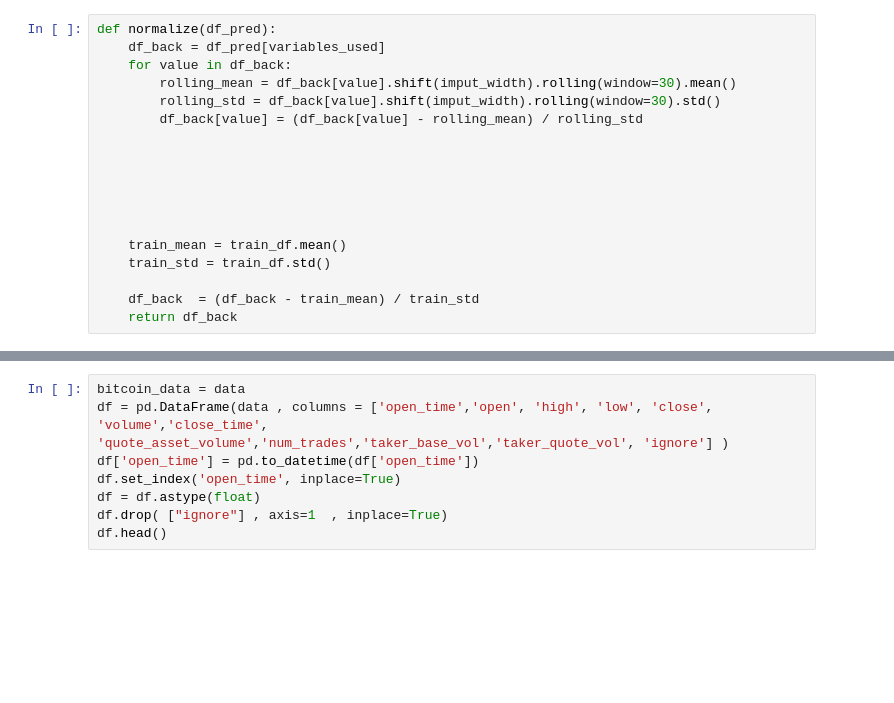
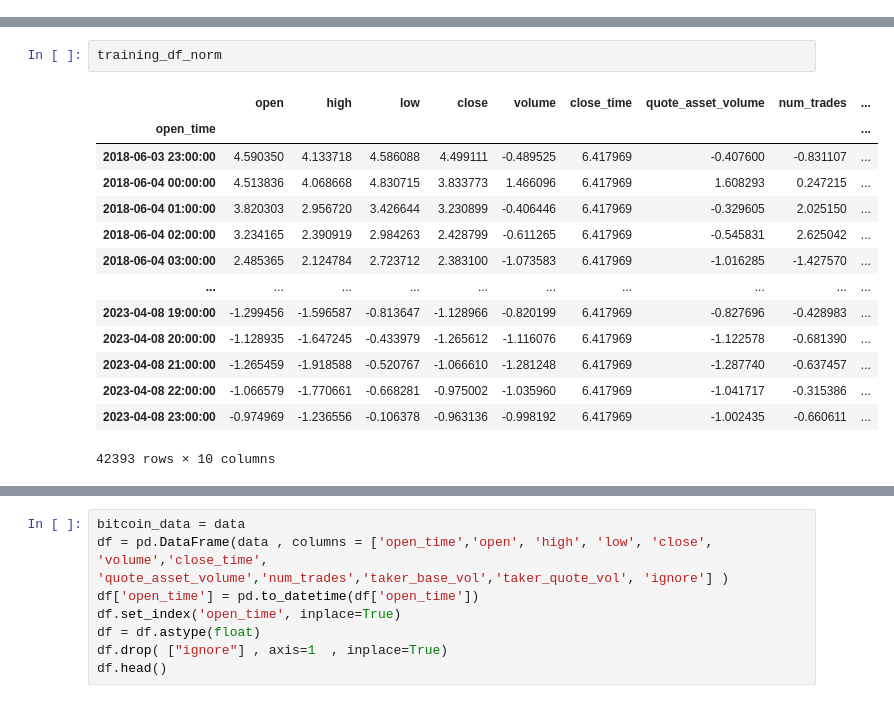
Before and after one commit to alice1989123/btc_forecast, a Jupyter notebook: btc_forecast.ipynb, the cells around one changed output, grey strips where cells are left out. Drawn from its saved outputs; the diff is of its cells as text; blank space fills up the shorter version.

```diff
--- a/btc_forecast.ipynb
+++ b/btc_forecast.ipynb
@@ -485,18 +0,0 @@ df_pred
-# %%
-def normalize(df_pred):
-    df_back = df_pred[variables_used]
-    for value in df_back:
-        rolling_mean = df_back[value].shift(imput_width).rolling(window=30).mean()
-        rolling_std = df_back[value].shift(imput_width).rolling(window=30).std()
-        df_back[value] = (df_back[value] - rolling_mean) / rolling_std
-
-
-
-
-
-
-    train_mean = train_df.mean()
-    train_std = train_df.std()
-
-    df_back  = (df_back - train_mean) / train_std
-    return df_back
@@ -697,0 +32,17 @@ plt.show()
+# %%
+training_df_norm
+# %% [output]
+|  | open | high | low | close | volume | close_time | quote_asset_volume | num_trades | ... |
+| open_time |  |  |  |  |  |  |  |  | ... |
+| 2018-06-03 23:00:00 | 4.590350 | 4.133718 | 4.586088 | 4.499111 | -0.489525 | 6.417969 | -0.407600 | -0.831107 | ... |
+| 2018-06-04 00:00:00 | 4.513836 | 4.068668 | 4.830715 | 3.833773 | 1.466096 | 6.417969 | 1.608293 | 0.247215 | ... |
+| 2018-06-04 01:00:00 | 3.820303 | 2.956720 | 3.426644 | 3.230899 | -0.406446 | 6.417969 | -0.329605 | 2.025150 | ... |
+| 2018-06-04 02:00:00 | 3.234165 | 2.390919 | 2.984263 | 2.428799 | -0.611265 | 6.417969 | -0.545831 | 2.625042 | ... |
+| 2018-06-04 03:00:00 | 2.485365 | 2.124784 | 2.723712 | 2.383100 | -1.073583 | 6.417969 | -1.016285 | -1.427570 | ... |
+| ... | ... | ... | ... | ... | ... | ... | ... | ... | ... |
+| 2023-04-08 19:00:00 | -1.299456 | -1.596587 | -0.813647 | -1.128966 | -0.820199 | 6.417969 | -0.827696 | -0.428983 | ... |
+| 2023-04-08 20:00:00 | -1.128935 | -1.647245 | -0.433979 | -1.265612 | -1.116076 | 6.417969 | -1.122578 | -0.681390 | ... |
+| 2023-04-08 21:00:00 | -1.265459 | -1.918588 | -0.520767 | -1.066610 | -1.281248 | 6.417969 | -1.287740 | -0.637457 | ... |
+| 2023-04-08 22:00:00 | -1.066579 | -1.770661 | -0.668281 | -0.975002 | -1.035960 | 6.417969 | -1.041717 | -0.315386 | ... |
+| 2023-04-08 23:00:00 | -0.974969 | -1.236556 | -0.106378 | -0.963136 | -0.998192 | 6.417969 | -1.002435 | -0.660611 | ... |
+42393 rows × 10 columns
```
Also changed, not shown: parts of 47 cells of this notebook, 10 other files.
